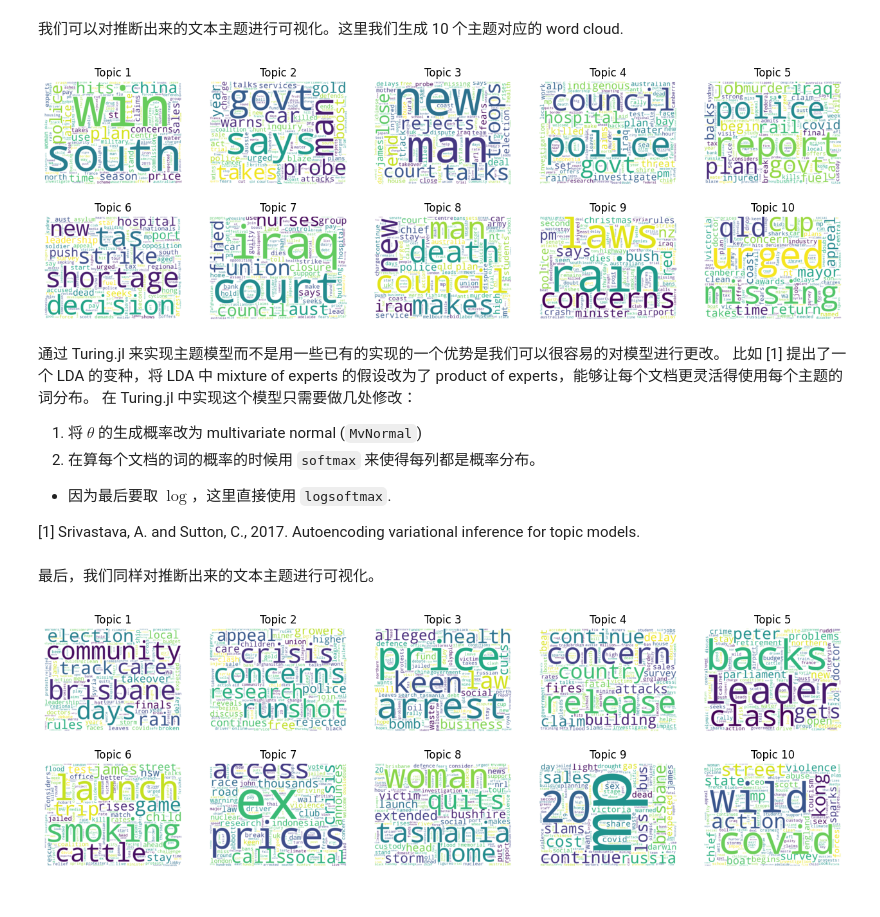
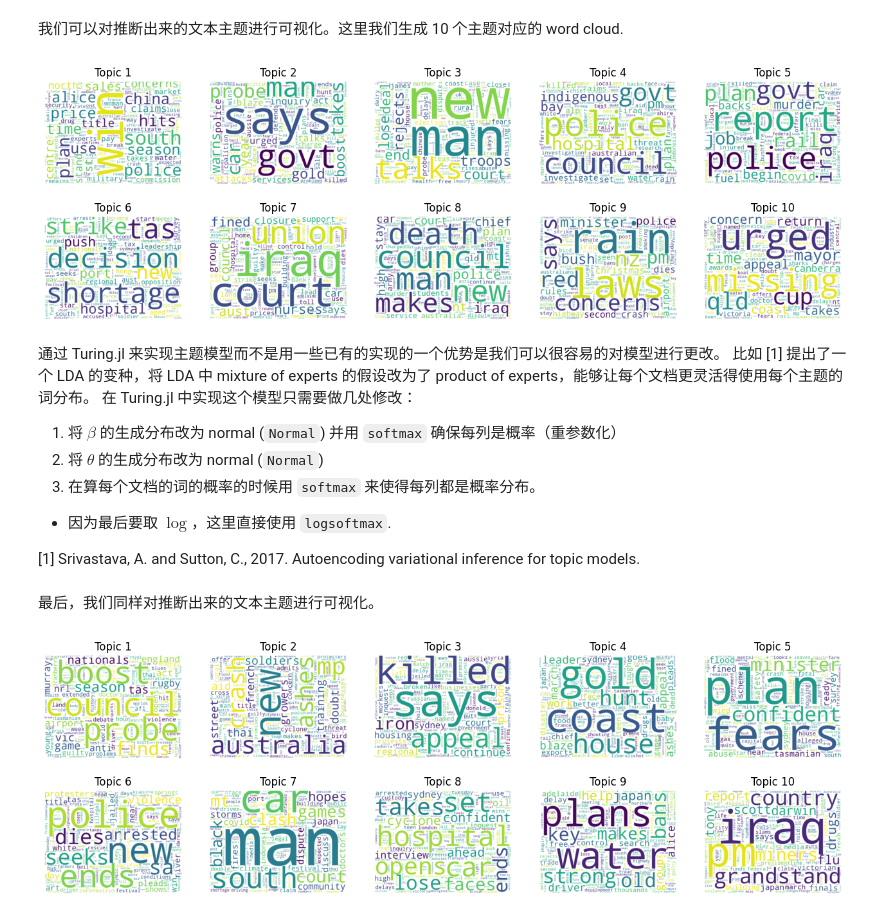
Before and after one commit to xukai92/juliacn-2021, a Jupyter notebook: topic_models.ipynb, the cells around one changed output. Cells and saved outputs as stored; diff of their text form; code cells hidden in the pictures.

```diff
--- a/topic_models.ipynb
+++ b/topic_models.ipynb
@@ -243,11 +240,9 @@ PS：数据经过 tokenization 预处理。
 # %%
 data_20news = load("20news-sub.jld2")
 data_20news["K"] = 10
-data_20news["α"] = ones(data_20news["K"])
-data_20news["η"] = ones(data_20news["V"])
 
 lda = LatentDirichletAllocationVectorizedCollapsedMannual(
-    data_20news["D"], data_20news["K"], data_20news["V"], data_20news["α"], data_20news["η"], data_20news["w"], data_20news["doc"]
+    data_20news["D"], data_20news["K"], data_20news["V"], ones(data_20news["K"]), ones(data_20news["V"]), data_20news["w"], data_20news["doc"]
 )
 
 chain = sample(lda, HMC(0.05, 3), 500)
@@ -259,43 +254,43 @@ plot(chain[:lp])
 retval = extract_expected_topic_parameters(chain, data_20news["D"], data_20news["K"], data_20news["V"], 100, 10)
 make_word_clouds_plot(retval.β, data_20news["vocab"])
 # %% [output]
-[figure, old version]
+[figure, new version]
 # %% [markdown]
 通过 Turing.jl 来实现主题模型而不是用一些已有的实现的一个优势是我们可以很容易的对模型进行更改。
 比如 [1] 提出了一个 LDA 的变种，将 LDA 中 mixture of experts 的假设改为了 product of experts，能够让每个文档更灵活得使用每个主题的词分布。
 在 Turing.jl 中实现这个模型只需要做几处修改：
 
-1. 将 $\theta$ 的生成概率改为 multivariate normal (`MvNormal`)
-2. 在算每个文档的词的概率的时候用 `softmax` 来使得每列都是概率分布。
+1. 将 $\beta$ 的生成分布改为 normal (`Normal`) 并用 `softmax` 确保每列是概率（重参数化）
+2. 将 $\theta$ 的生成分布改为 normal (`Normal`)
+3. 在算每个文档的词的概率的时候用 `softmax` 来使得每列都是概率分布。
   - 因为最后要取 $\log$，这里直接使用 `logsoftmax`.
 
 [1] Srivastava, A. and Sutton, C., 2017. Autoencoding variational inference for topic models.
 # %%
-using NNlib: logsoftmax
+using NNlib: softmax, logsoftmax, softplus
 
 @model function ProductLatentDirichletAllocationVectorizedCollapsedMannual(
-    D, K, V, η, w, doc
+    D, K, V, w, doc
 )
-    β ~ filldist(Dirichlet(η), K)
+    β ~ filldist(Normal(0, 5), V, K)
 
-    θ ~ filldist(MvNormal(zeros(K), ones(K)), D)
+    θ ~ filldist(Normal(0, 5), K, D)
 
-    log_product = logsoftmax(β * θ; dims=1)
+    log_product = logsoftmax(softmax(β; dims=1) * softplus.(θ); dims=1)
     Turing.@addlogprob! sum(log_product[CartesianIndex.(w, doc)])
 end
 
 lda = ProductLatentDirichletAllocationVectorizedCollapsedMannual(
-    data_20news["D"], data_20news["K"], data_20news["V"], data_20news["η"], data_20news["w"], data_20news["doc"]
+    data_20news["D"], data_20news["K"], data_20news["V"], data_20news["w"], data_20news["doc"]
 )
 
-chain = sample(lda, HMC(0.05, 3), 500)
-# chain = sample(lda, NUTS(100, 0.6; max_depth=3), 200)
+chain = sample(lda, HMC(0.1, 3), 2_000)
 
 plot(chain[:lp])
 # %% [markdown]
 最后，我们同样对推断出来的文本主题进行可视化。
 # %%
-retval = extract_expected_topic_parameters(chain, data_20news["D"], data_20news["K"], data_20news["V"], 100, 10)
+retval = extract_expected_topic_parameters(chain, data_20news["D"], data_20news["K"], data_20news["V"], 50, 5)
 make_word_clouds_plot(retval.β, data_20news["vocab"])
 # %% [output]
-[figure, old version]
+[figure, new version]
```
Also changed, not shown: parts of 3 cells of this notebook.
